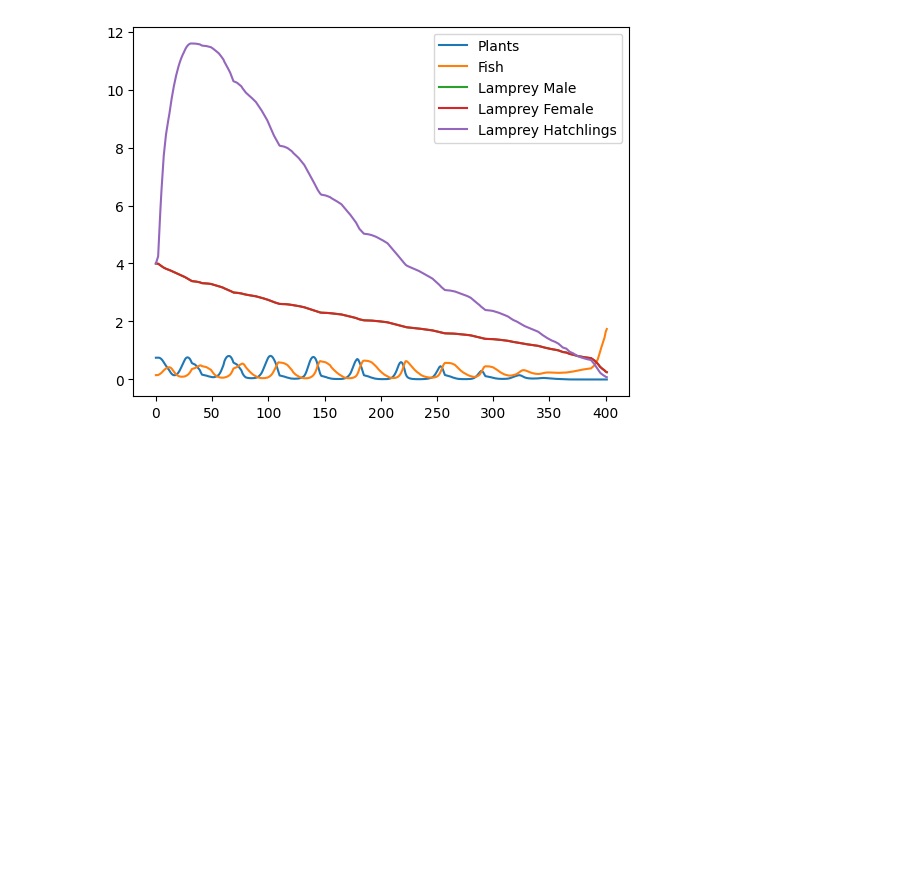
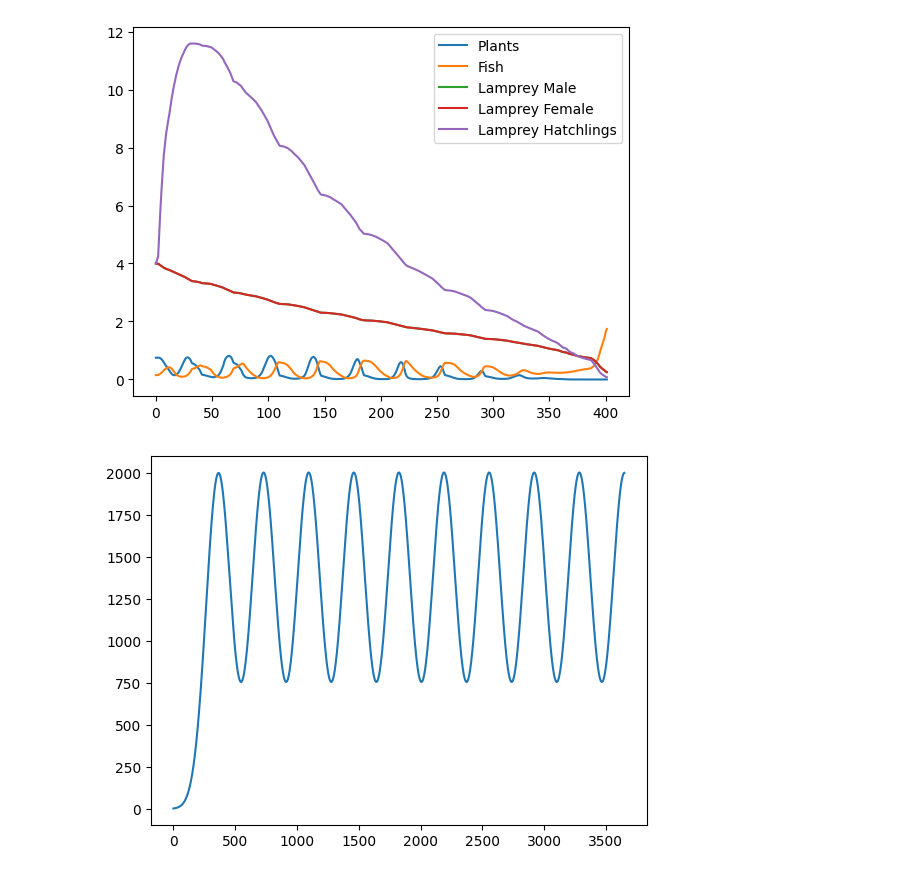
Before and after one commit to AlexanderNez/MCM_2024, a Jupyter notebook: FoodChain.ipynb, the cells around one changed output. Drawn from its saved outputs; the diff is of its cells as text; code cells hidden in the pictures; blank space fills up the shorter version.

```diff
--- a/FoodChain.ipynb
+++ b/FoodChain.ipynb
@@ -109,0 +134,96 @@ plt.legend()
+# %%
+'''Three species model of a food chain'''
+import numpy as np
+import matplotlib.pyplot as plt
+from scipy.integrate import solve_ivp
+from mpl_toolkits.mplot3d import Axes3D
+
+def food(t):
+    return 0.6 * np.abs(np.cos((2*np.pi * t)/1000)) + 0.2
+    #return 0.5
+
+def fisheries(t):
+    max_size = 2_000
+    sigma = 10000
+    return max_size * np.exp(-1/2 * ((t-365)**2)/sigma) + max_size * np.exp(-1/2 * ((t-730)**2)/sigma) + max_size * np.exp(-1/2 * ((t-1095)**2)/sigma)\
++ max_size * np.exp(-1/2 * ((t-1460)**2)/sigma) + max_size * np.exp(-1/2 * ((t-1825)**2)/sigma) + max_size * np.exp(-1/2 * ((t-2190)**2)/sigma)\
++ max_size * np.exp(-1/2 * ((t-2555)**2)/sigma) + max_size * np.exp(-1/2 * ((t-2920)**2)/sigma) + max_size * np.exp(-1/2 * ((t-3285)**2)/sigma) + \
+max_size * np.exp(-1/2 * ((t-3650)**2)/sigma)
+
+plt.plot([fisheries(t) for t in range(3650)])
+plt.show()
+
+plt.title("Food Function")
+plt.xlabel("Days")
+plt.ylabel("Saturation Percentage")
+plt.plot([food(t) for t in range(3650)])
+plt.show()
+
+par = {
+        'alpha_1':0.3,
+       'alpha_2':0.7,
+       'hatchling_growth':0.205,
+       'larval_growth':0.15,
+       'food_per_lamprey':0.1,
+       'asexual_growth':0.05,
+       'fish_growth_rate': 0.8,
+       'lamprey_successful_kill':0.005,
+       'mu_H':0.05,
+       'mu_A':0.005,
+       'mu_l':0.005,
+       'mu_L': 0.05,
+       'mu_F':0.1,
+       'Food':food,
+       'Fisheries':fisheries}
+
+def Lamprey(t,y,par):
+    L_H,L_A,L_lm,L_lf,L_m,L_f,F = y
+
+    dL_H = par['hatchling_growth'] * (par['alpha_1'] * L_m + par['alpha_2'] * L_f) - par['asexual_growth'] * L_H -par['mu_H'] * L_H
+
+    #dL_H = par['hatchling_growth'] *(L_m * L_f)/(L_m + L_f) - par['asexual_growth'] * L_H -par['mu_H'] * L_H
+
+    dL_A = par['asexual_growth'] * L_H -par['mu_A'] * L_A - par['food_per_lamprey'] * (par['Food'](t) * L_A) - \
+    par['food_per_lamprey'] * (1-par['Food'](t)) * L_A
+
+    dL_lm = par['food_per_lamprey'] * (1-par['Food'](t)) * L_A - par['mu_l'] - par['larval_growth'] * L_lm
+
+    dL_lf = par['food_per_lamprey'] * par['Food'](t) * L_A - par['mu_l'] - par['larval_growth'] * L_lf
+
+    dL_m = par['larval_growth'] * L_lm -par['mu_L'] * L_m
+
+    dL_f = par['larval_growth'] * L_lf - par['mu_L'] * L_f
+
+    dF = par['fish_growth_rate'] * F * (1-F) - par['lamprey_successful_kill'] * (L_m + L_f) * F + par['Fisheries'](t) - par['mu_F'] * F
+
+    return np.array([dL_H,dL_A,dL_lm,dL_lf,dL_m,dL_f,dF])
+
+
+y0 = [1000,1000,0,0,5_000,5_000,10] #Hatchlings, Asexual, Larval male, larval female, adult male, adult female
+t_span = [0,3650]
+
+sol = solve_ivp(fun=lambda t,y: Lamprey(t,y,par),t_span=t_span,y0=y0,method="LSODA",t_eval=np.linspace(0,t_span[1],t_span[1]))
+
+labels = ['Lamprey Hatchlings','Lamprey Asexual', 'Lamprey Larval Males',
+'Lamprey Larval Females','Lamprey Males','Lamprey Females']
+
+for i in range(0,6):
+    plt.plot(sol.y[i,:],label = labels[i])
+plt.legend()
+plt.show()
+
+plt.plot(sol.y[4,:],label=labels[4])
+plt.plot(sol.y[5,:],label = labels[5])
+plt.legend()
+plt.show()
+
+
+plt.title("Total Adult Lamprey Population")
+plt.xlabel("Time(Days)")
+plt.ylabel("Population")
+plt.plot(sol.y[4,:] + sol.y[5,:])
+plt.show()
+
+plt.plot(sol.y[6,:])
+# %% [output]
+[figure, added]
```
Also changed, not shown: parts of 4 cells of this notebook.
